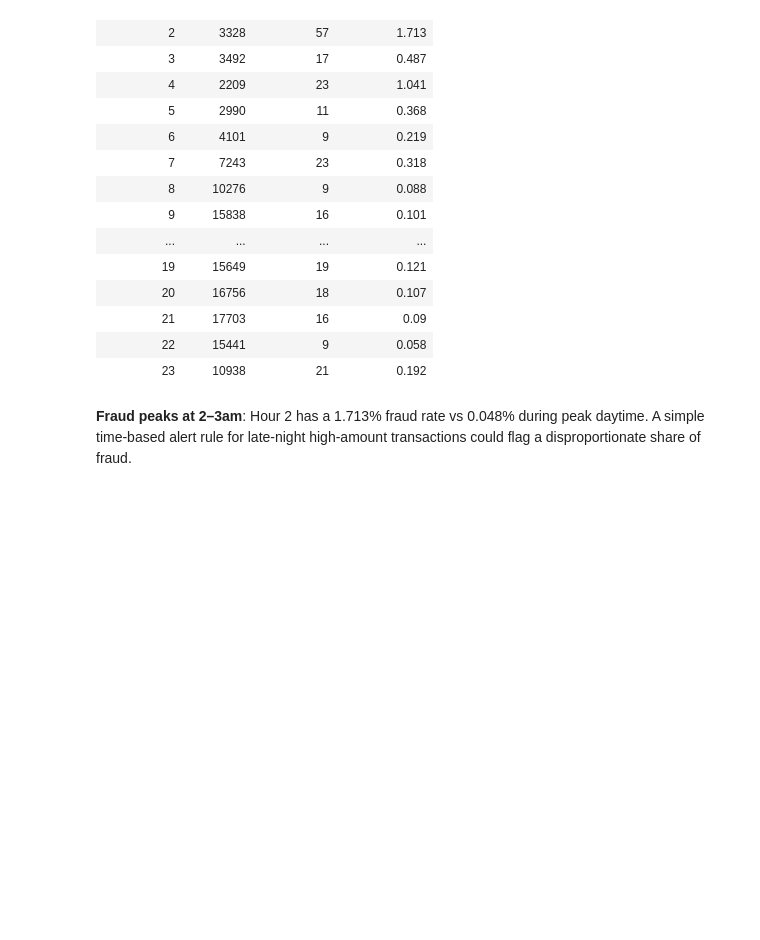
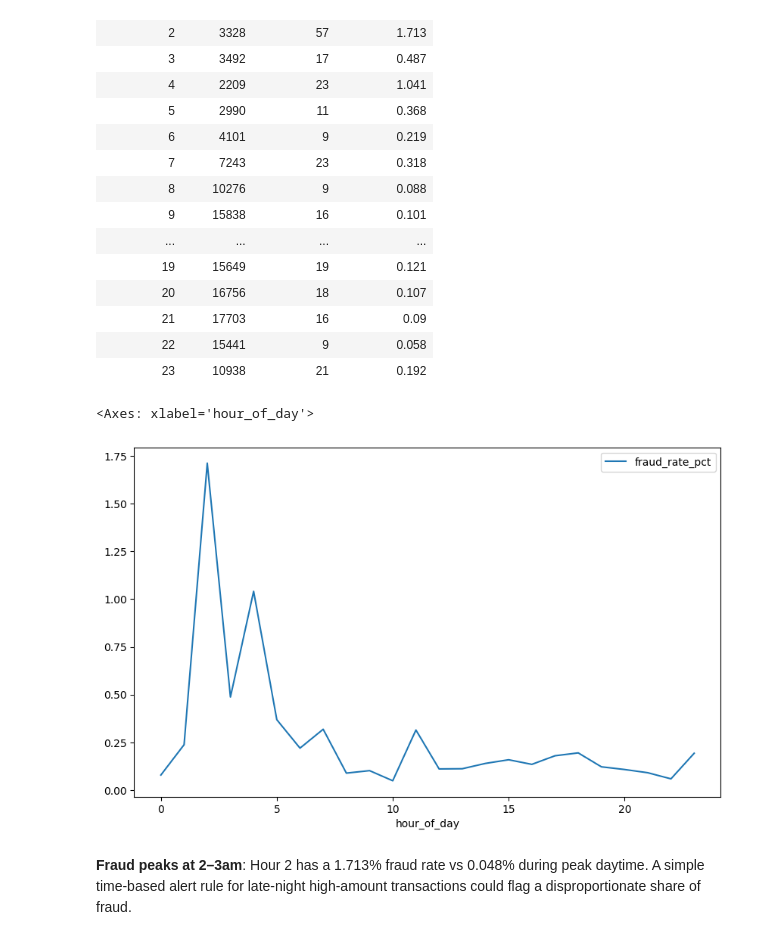
Before and after one commit to abhishiron/credit_card_intelligence, a Jupyter notebook: notebooks/phase1_eda.ipynb, the cells around one changed output. Drawn from its saved outputs; the diff is of its cells as text; code cells hidden in the pictures; blank space fills up the shorter version.

```diff
--- a/notebooks/phase1_eda.ipynb
+++ b/notebooks/phase1_eda.ipynb
@@ -249,6 +256,22 @@ Done.
 | 21 | 17703 | 16 | 0.09 |
 | 22 | 15441 | 9 | 0.058 |
 | 23 | 10938 | 21 | 0.192 |
+# %%
+df_hour = pd.read_sql("""
+SELECT
+    (CAST(Time AS INT) / 3600) % 24 AS hour_of_day,
+    COUNT(*) AS total_txns,
+    SUM(Class) AS fraud_count,
+    ROUND(SUM(Class) * 100.0 / COUNT(*), 3) AS fraud_rate_pct
+FROM transactions
+GROUP BY hour_of_day
+ORDER BY hour_of_day;
+""", con)
+
+df_hour.plot(x='hour_of_day', y='fraud_rate_pct', kind='line', figsize=(10, 6))
+# %% [output]
+<Axes: xlabel='hour_of_day'>
+[figure, added]
 # %% [markdown]
 **Fraud peaks at 2–3am**: Hour 2 has a 1.713% fraud rate vs 0.048% during peak daytime.
    A simple time-based alert rule for late-night high-amount transactions could flag
```
Also changed, not shown: parts of 2 cells of this notebook, 2 other files.
